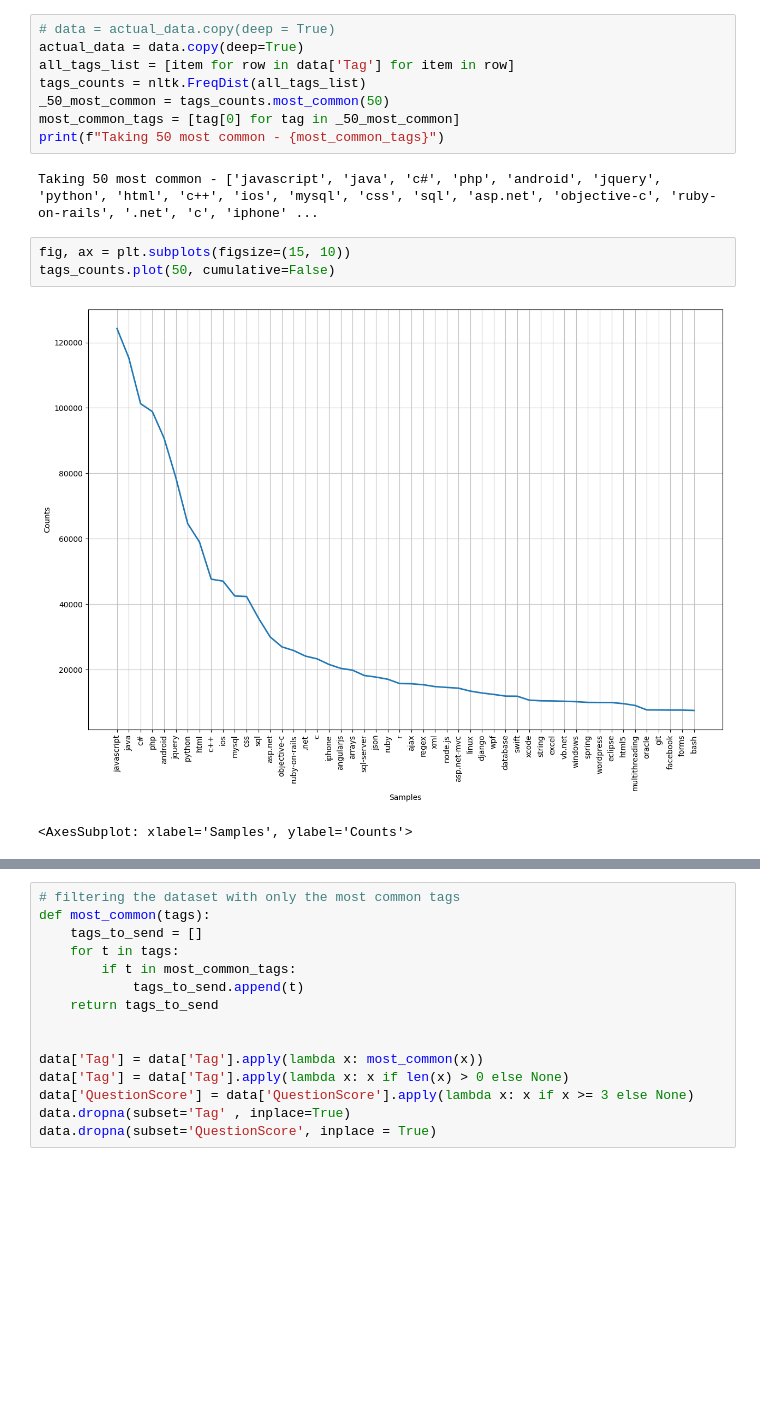
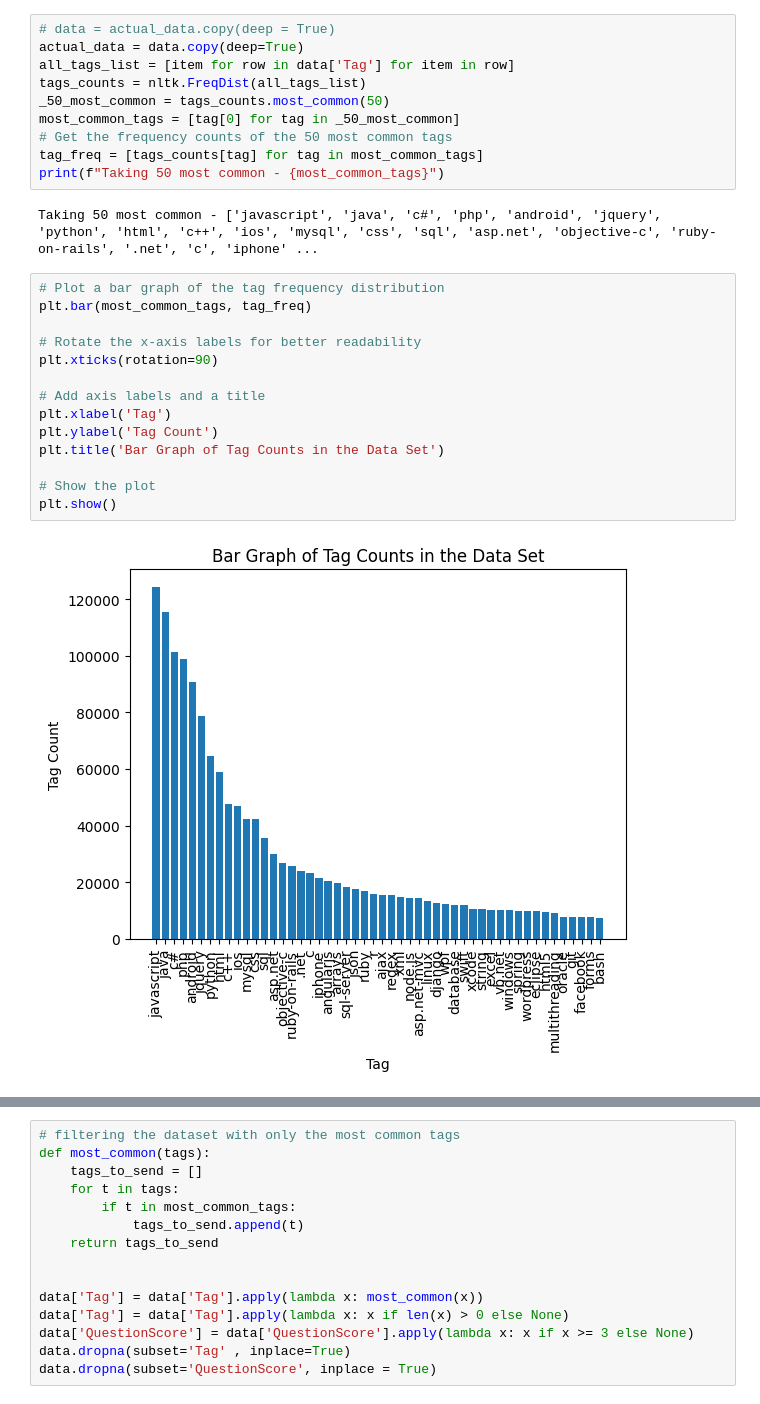
Before and after one commit to ii-varsha-ii/stackoverflow-tags-prediction, a Jupyter notebook: code/StackOverflow-Tags-Prediction-Notebook.ipynb, the cells around one changed output, grey strips where cells are left out. Saved outputs shown, nothing was run; the diff lists cells and outputs as text; blank space fills up the shorter version.

```diff
--- a/code/StackOverflow-Tags-Prediction-Notebook.ipynb
+++ b/code/StackOverflow-Tags-Prediction-Notebook.ipynb
@@ -191,12 +192,24 @@ all_tags_list = [item for row in data['Tag'] for item in row]
 tags_counts = nltk.FreqDist(all_tags_list)
 _50_most_common = tags_counts.most_common(50)
 most_common_tags = [tag[0] for tag in _50_most_common]
+# Get the frequency counts of the 50 most common tags
+tag_freq = [tags_counts[tag] for tag in most_common_tags]
 print(f"Taking 50 most common - {most_common_tags}")
 # %% [output]
 Taking 50 most common - ['javascript', 'java', 'c#', 'php', 'android', 'jquery', 'python', 'html', 'c++', 'ios', 'mysql', 'css', 'sql', 'asp.net', 'objective-c', 'ruby-on-rails', '.net', 'c', 'iphone' ...
-# %%
-fig, ax = plt.subplots(figsize=(15, 10))
-tags_counts.plot(50, cumulative=False)
-# %% [output]
-[figure, removed]
-<AxesSubplot: xlabel='Samples', ylabel='Counts'>
+# %%
+# Plot a bar graph of the tag frequency distribution
+plt.bar(most_common_tags, tag_freq)
+
+# Rotate the x-axis labels for better readability
+plt.xticks(rotation=90)
+
+# Add axis labels and a title
+plt.xlabel('Tag')
+plt.ylabel('Tag Count')
+plt.title('Bar Graph of Tag Counts in the Data Set')
+
+# Show the plot
+plt.show()
+# %% [output]
+[figure, added]
```
Also changed, not shown: parts of 15 cells of this notebook.
